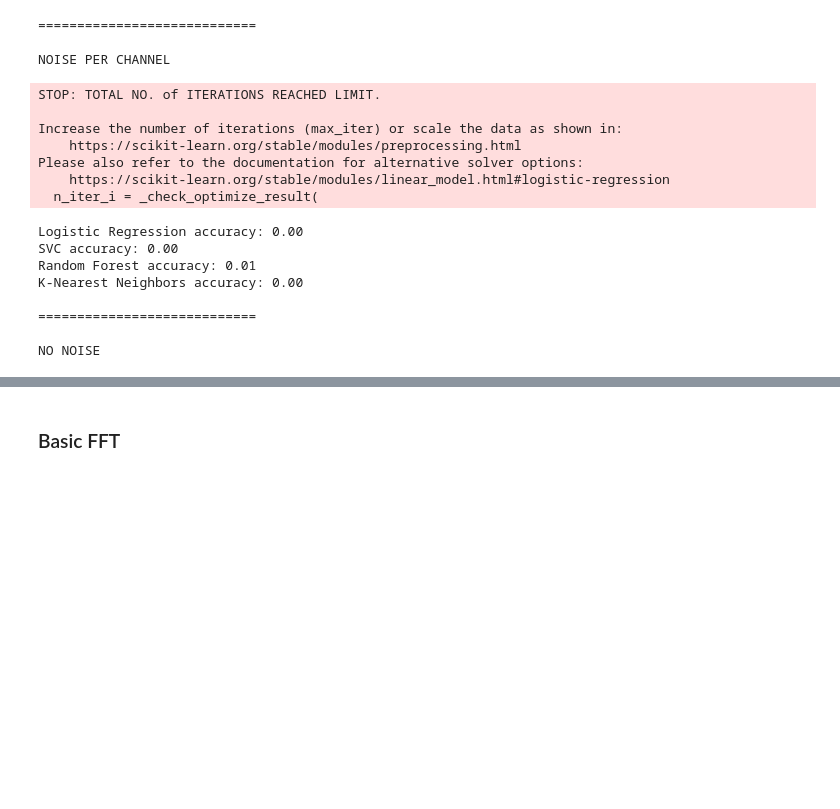
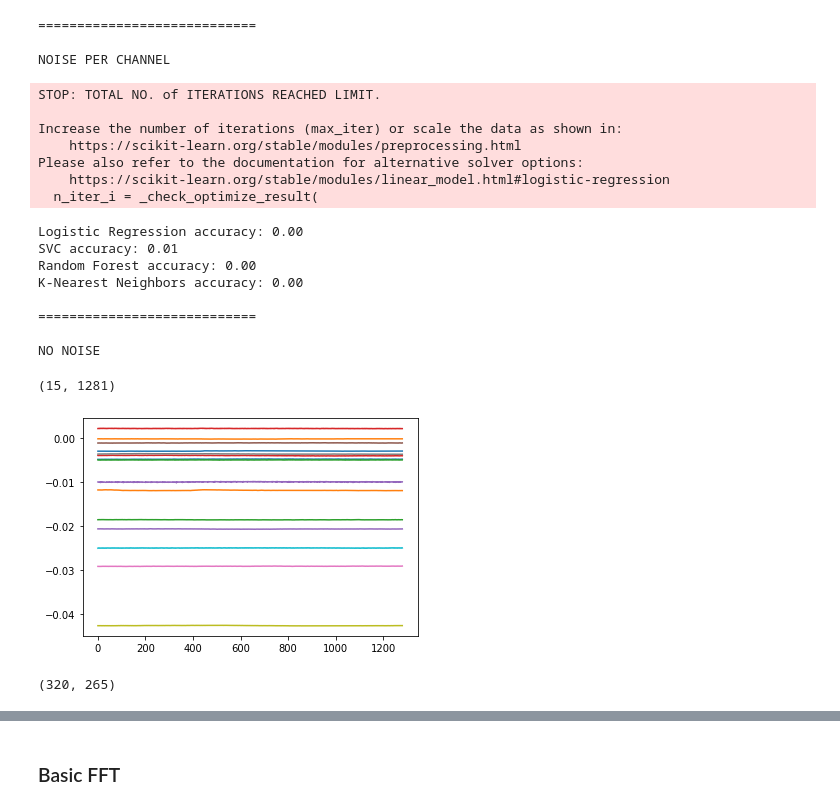
Before and after one commit to konradszewczyk/machine-perception, a Jupyter notebook: analysis_bdf.ipynb, the cells around one changed output, grey strips where cells are left out. Drawn from its saved outputs; the diff is of its cells as text; code cells hidden in the pictures; blank space fills up the shorter version.

```diff
--- a/analysis_bdf.ipynb
+++ b/analysis_bdf.ipynb
@@ -269,7 +252,7 @@ test_all_classifiers(X_train, X_test, y_train, y_test)
 
 print("\n============================\n")
 print('NO NOISE')
-test_all_classifiers(X_train, X_test, y_train, y_test, augmentation=True)
+#test_all_classifiers(X_train, X_test, y_train, y_test, augmentation=True)
 # %% [output]
 ============================
 
@@ -282,10 +265,20 @@ Please also refer to the documentation for alternative solver options:
     https://scikit-learn.org/stable/modules/linear_model.html#logistic-regression
   n_iter_i = _check_optimize_result(
 Logistic Regression accuracy: 0.00
-SVC accuracy: 0.00
-Random Forest accuracy: 0.01
+SVC accuracy: 0.01
+Random Forest accuracy: 0.00
 K-Nearest Neighbors accuracy: 0.00
 
 ============================
 
 NO NOISE
+# %%
+X_train[y_train == 9, 0].shape
+# %% [output]
+(15, 1281)
+# %%
+for row in X_train[y_train == 11, 10]:
+    plt.plot(row)
+plt.show()
+# %% [output]
+[figure, added]
@@ -291,0 +288,4 @@ NO NOISE
+# %%
+np.mean(new_X, axis=2).shape
+# %% [output]
+(320, 265)
```
Also changed, not shown: parts of 49 cells of this notebook, 1 other file.
